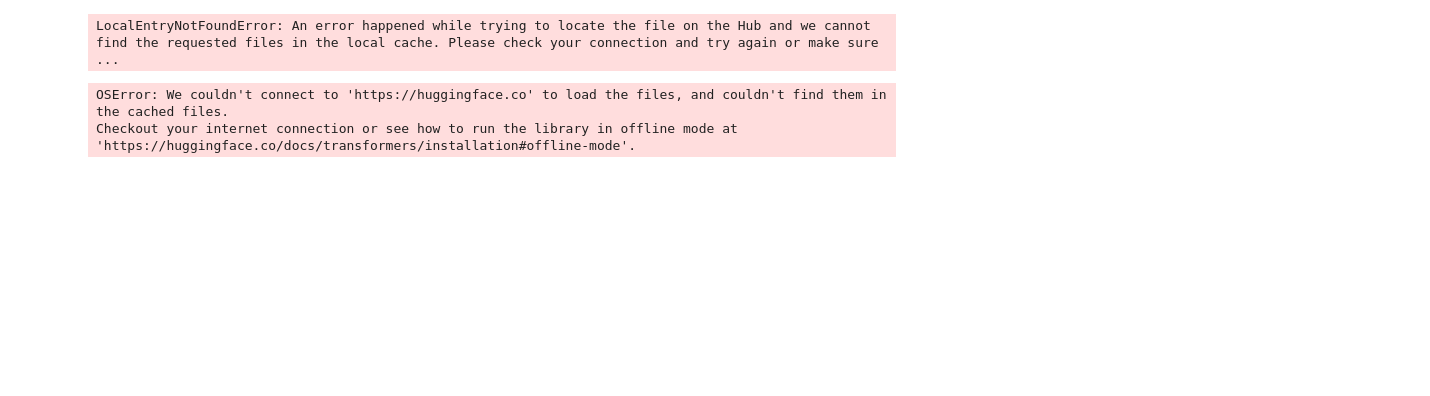
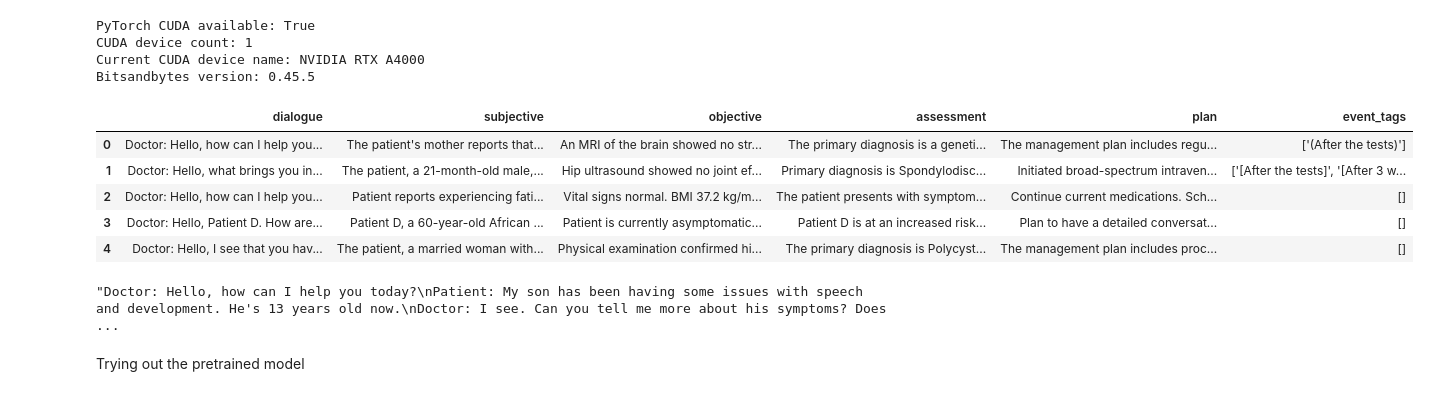
Before and after one commit to shalindasilva1/SOAPGemma, a Jupyter notebook: notebooks/tx-gemma-demo.ipynb, the cells around one changed output. Drawn from its saved outputs; the diff is of its cells as text; code cells hidden in the pictures; blank space fills up the shorter version.

```diff
--- a/notebooks/tx-gemma-demo.ipynb
+++ b/notebooks/tx-gemma-demo.ipynb
@@ -3,16 +20,30 @@
-# %%
-from huggingface_hub import snapshot_download
-
-access_token = "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"
-
-snapshot_download(repo_id="google/txgemma-2b-predict", repo_type="model", token=access_token)
-# %% [output]
-LocalEntryNotFoundError: An error happened while trying to locate the file on the Hub and we cannot find the requested files in the local cache. Please check your connection and try again or make sure ...
+# %%
+import os
+import torch
+import bitsandbytes as bnb
+from pathlib import Path
+
+DATA_PATH = Path("../data")
+OMI_PATH_processed = DATA_PATH / "processed" / "omi-health"
+OMI_PATH_raw = DATA_PATH / "raw" / "omi-health"
+
+print(f"PyTorch CUDA available: {torch.cuda.is_available()}")
+if torch.cuda.is_available():
+    print(f"CUDA device count: {torch.cuda.device_count()}")
+    print(f"Current CUDA device name: {torch.cuda.get_device_name(0)}")
+
+print(f"Bitsandbytes version: {bnb.__version__}")
+# You could also try a simple operation with bnb if you have a model loaded
+# %% [output]
+PyTorch CUDA available: True
+CUDA device count: 1
+Current CUDA device name: NVIDIA RTX A4000
+Bitsandbytes version: 0.45.5
 # %%
 import torch
 from transformers import AutoTokenizer, AutoModelForCausalLM, BitsAndBytesConfig
 
-model_id = "google/txgemma-2b-predict"
+model_id = "google/txgemma-9b-chat"
 
 # Use 4-bit quantization to reduce memory usage
 quantization_config = BitsAndBytesConfig(
@@ -29,6 +60,22 @@ model = AutoModelForCausalLM.from_pretrained(
     torch_dtype="auto",
     attn_implementation="eager",
 )
-# %% [output]
-OSError: We couldn't connect to 'https://huggingface.co' to load the files, and couldn't find them in the cached files.
-Checkout your internet connection or see how to run the library in offline mode at 'https://huggingface.co/docs/transformers/installation#offline-mode'.
+# %%
+import pandas as pd
+
+# Load the dataset
+train_df = pd.read_csv(OMI_PATH_processed / "train.csv")
+train_df.head()
+# %% [output]
+|  | dialogue | subjective | objective | assessment | plan | event_tags |
+| 0 | Doctor: Hello, how can I help you... | The patient's mother reports that... | An MRI of the brain showed no str... | The primary diagnosis is a geneti... | The management plan includes regu... | ['(After the tests)'] |
+| 1 | Doctor: Hello, what brings you in... | The patient, a 21-month-old male,... | Hip ultrasound showed no joint ef... | Primary diagnosis is Spondylodisc... | Initiated broad-spectrum intraven... | ['[After the tests]', '[After 3 w... |
+| 2 | Doctor: Hello, how can I help you... | Patient reports experiencing fati... | Vital signs normal. BMI 37.2 kg/m... | The patient presents with symptom... | Continue current medications. Sch... | [] |
+| 3 | Doctor: Hello, Patient D. How are... | Patient D, a 60-year-old African ... | Patient is currently asymptomatic... | Patient D is at an increased risk... | Plan to have a detailed conversat... | [] |
+| 4 | Doctor: Hello, I see that you hav... | The patient, a married woman with... | Physical examination confirmed hi... | The primary diagnosis is Polycyst... | The management plan includes proc... | [] |
+# %%
+train_df.iloc[0,0]
+# %% [output]
+"Doctor: Hello, how can I help you today?\nPatient: My son has been having some issues with speech and development. He's 13 years old now.\nDoctor: I see. Can you tell me more about his symptoms? Does ...
+# %% [markdown]
+Trying out the pretrained model
```
Also changed, not shown: parts of 3 cells of this notebook, 1 other file.
